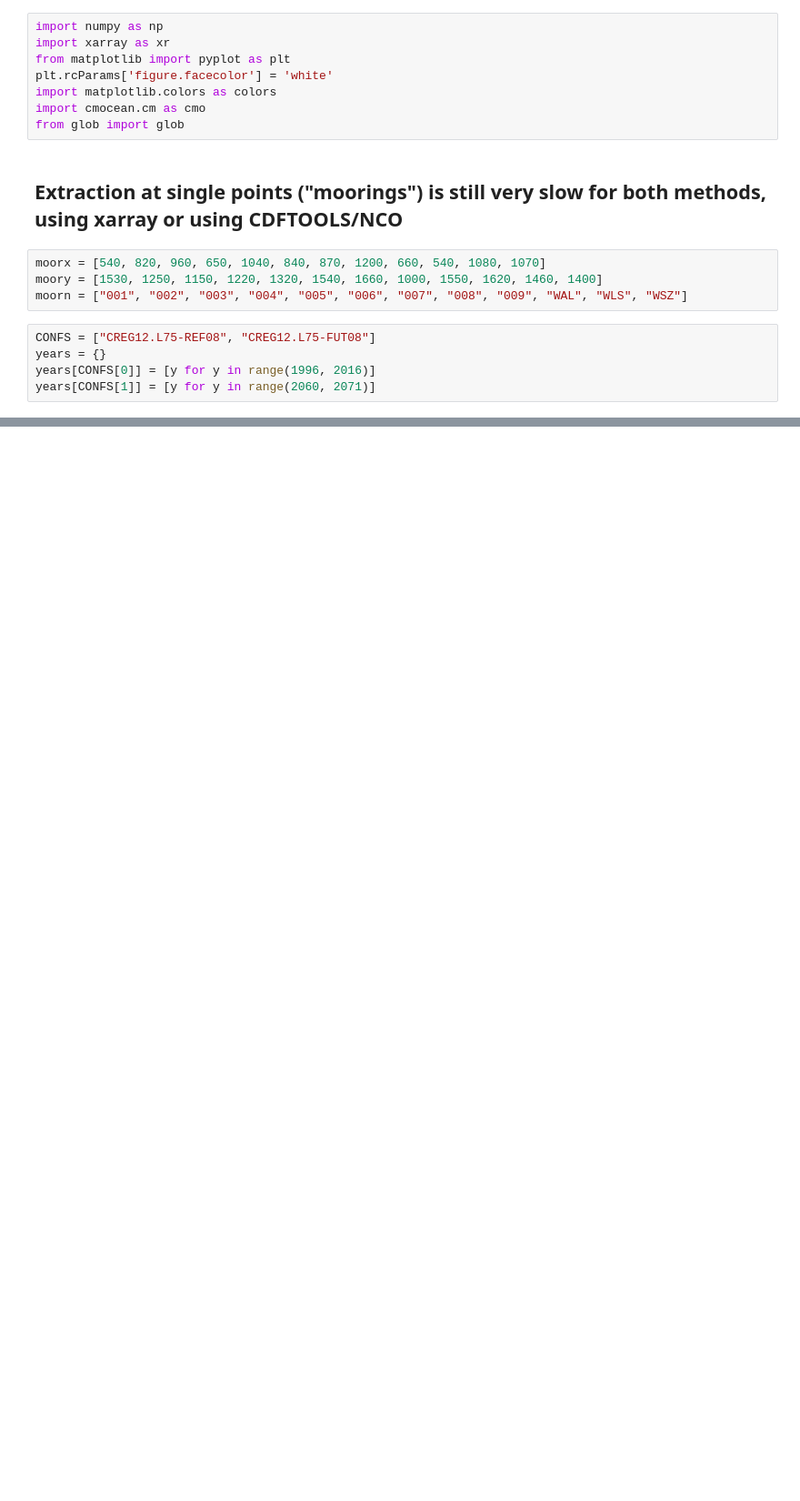
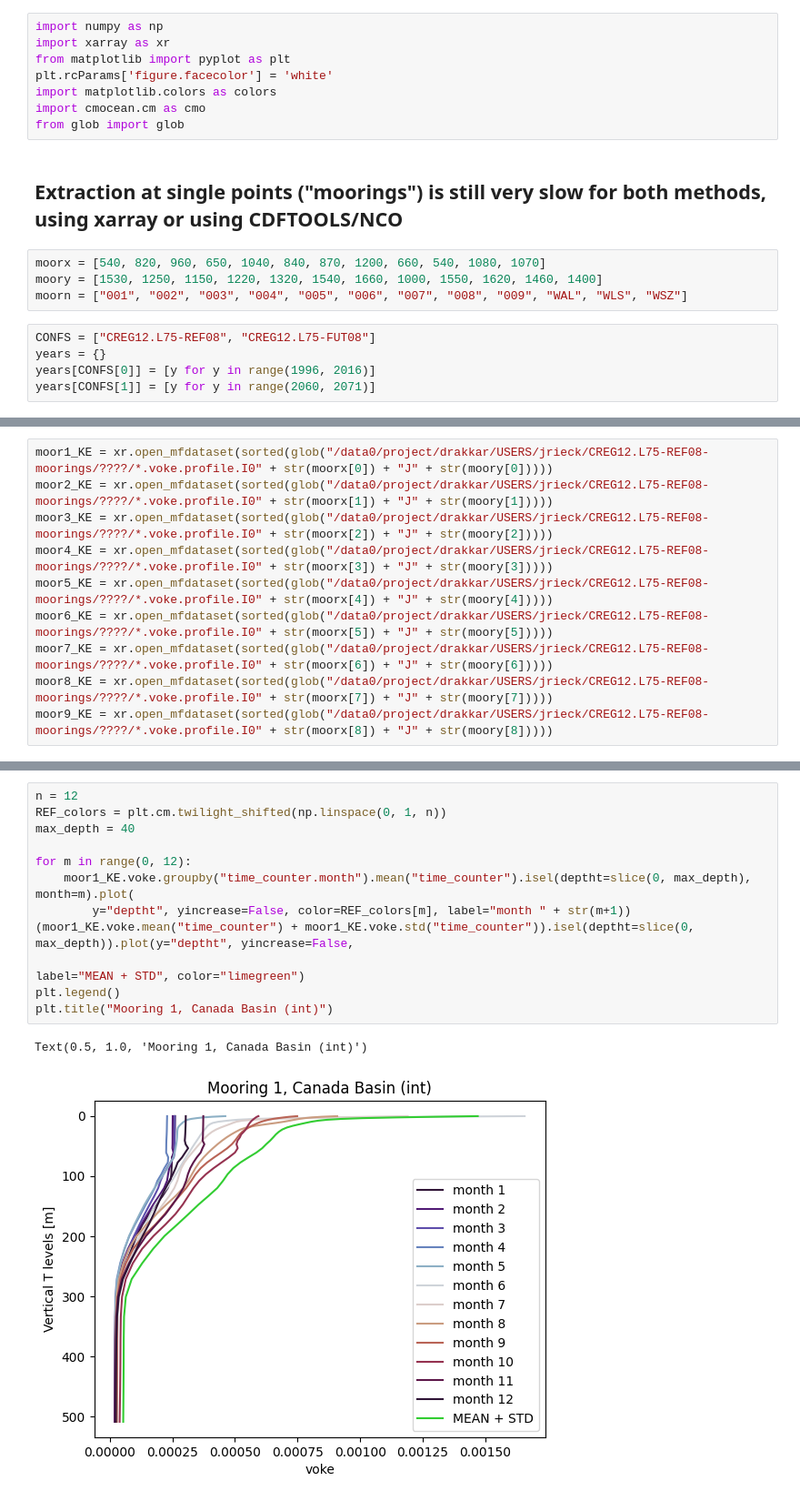
Before and after one commit to jk-rieck/future_arctic, a Jupyter notebook: mooringsREFvsFUT.ipynb, the cells around one changed output, grey strips where cells are left out. Shown at 91% size. Cells and saved outputs as stored; diff of their text form; blank space fills up the shorter version.

```diff
--- a/mooringsREFvsFUT.ipynb
+++ b/mooringsREFvsFUT.ipynb
@@ -105,0 +20,10 @@ This is slow as well. Using CDFTOOLS to extract from the 3D fields and ncks to e
+# %%
+moor1_KE = xr.open_mfdataset(sorted(glob("/data0/project/drakkar/USERS/jrieck/CREG12.L75-REF08-moorings/????/*.voke.profile.I0" + str(moorx[0]) + "J" + str(moory[0]))))
+moor2_KE = xr.open_mfdataset(sorted(glob("/data0/project/drakkar/USERS/jrieck/CREG12.L75-REF08-moorings/????/*.voke.profile.I0" + str(moorx[1]) + "J" + str(moory[1]))))
+moor3_KE = xr.open_mfdataset(sorted(glob("/data0/project/drakkar/USERS/jrieck/CREG12.L75-REF08-moorings/????/*.voke.profile.I0" + str(moorx[2]) + "J" + str(moory[2]))))
+moor4_KE = xr.open_mfdataset(sorted(glob("/data0/project/drakkar/USERS/jrieck/CREG12.L75-REF08-moorings/????/*.voke.profile.I0" + str(moorx[3]) + "J" + str(moory[3]))))
+moor5_KE = xr.open_mfdataset(sorted(glob("/data0/project/drakkar/USERS/jrieck/CREG12.L75-REF08-moorings/????/*.voke.profile.I0" + str(moorx[4]) + "J" + str(moory[4]))))
+moor6_KE = xr.open_mfdataset(sorted(glob("/data0/project/drakkar/USERS/jrieck/CREG12.L75-REF08-moorings/????/*.voke.profile.I0" + str(moorx[5]) + "J" + str(moory[5]))))
+moor7_KE = xr.open_mfdataset(sorted(glob("/data0/project/drakkar/USERS/jrieck/CREG12.L75-REF08-moorings/????/*.voke.profile.I0" + str(moorx[6]) + "J" + str(moory[6]))))
+moor8_KE = xr.open_mfdataset(sorted(glob("/data0/project/drakkar/USERS/jrieck/CREG12.L75-REF08-moorings/????/*.voke.profile.I0" + str(moorx[7]) + "J" + str(moory[7]))))
+moor9_KE = xr.open_mfdataset(sorted(glob("/data0/project/drakkar/USERS/jrieck/CREG12.L75-REF08-moorings/????/*.voke.profile.I0" + str(moorx[8]) + "J" + str(moory[8]))))
@@ -105,0 +34,15 @@ This is slow as well. Using CDFTOOLS to extract from the 3D fields and ncks to e
+# %%
+n = 12
+REF_colors = plt.cm.twilight_shifted(np.linspace(0, 1, n))
+max_depth = 40
+
+for m in range(0, 12):
+    moor1_KE.voke.groupby("time_counter.month").mean("time_counter").isel(deptht=slice(0, max_depth), month=m).plot(
+        y="deptht", yincrease=False, color=REF_colors[m], label="month " + str(m+1))
+(moor1_KE.voke.mean("time_counter") + moor1_KE.voke.std("time_counter")).isel(deptht=slice(0, max_depth)).plot(y="deptht", yincrease=False,
+                                                                                                               label="MEAN + STD", color="limegreen")
+plt.legend()
+plt.title("Mooring 1, Canada Basin (int)")
+# %% [output]
+Text(0.5, 1.0, 'Mooring 1, Canada Basin (int)')
+[figure, added]
```
Also changed, not shown: parts of 16 cells of this notebook, 2 other files.
